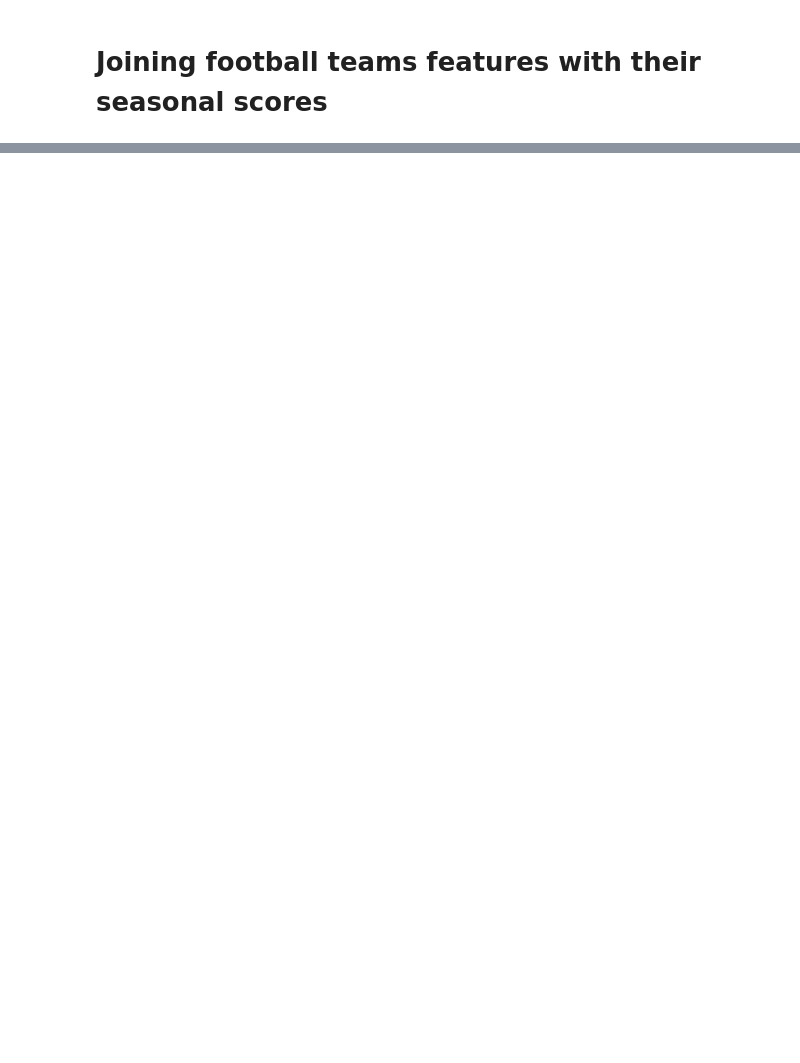
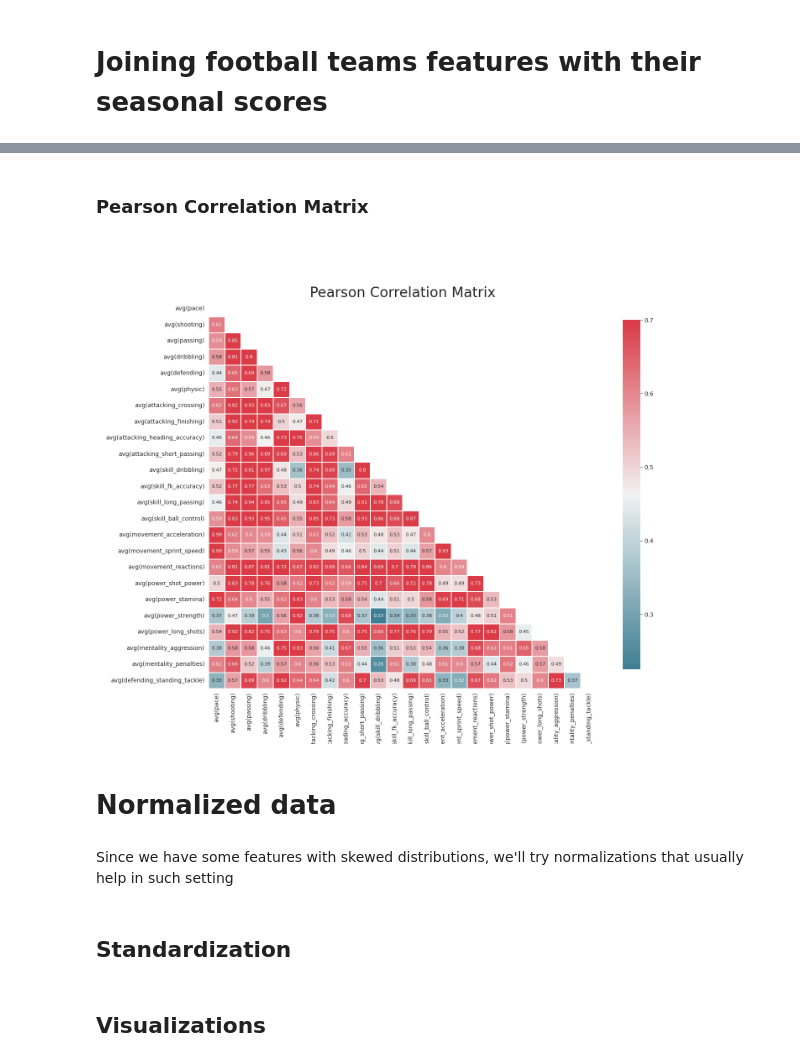
Before and after one commit to Big-Data-FC/project, a Jupyter notebook: main.ipynb, the cells around one changed output, grey strips where cells are left out. Saved outputs shown, nothing was run; the diff lists cells and outputs as text; code cells hidden in the pictures; blank space fills up the shorter version.

```diff
--- a/main.ipynb
+++ b/main.ipynb
@@ -209,6 +210,9 @@ roles_to_macro_role_UDF = udf(
 # %%
 pre_processed_modern_df = modern_df.dropDuplicates(["player_url"])
 pre_processed_legacy_df = legacy_df.dropDuplicates(["player_url"])
+
+pre_processed_modern_df = pre_processed_modern_df.filter(col("player_positions") != "GK")
+pre_processed_legacy_df = pre_processed_legacy_df.filter(col("player_positions") != "GK")
 
 pre_processed_modern_df = pre_processed_modern_df.na.fill(0)
 pre_processed_legacy_df = pre_processed_legacy_df.na.fill(0)
@@ -438,0 +470,27 @@ if football_teams_df.select("club_name").distinct().subtract(
+# %%
+def plot_correlation_matrix(
+    data, features, title = "Pearson Correlation Matrix", figsize = (16,12)
+):
+
+    mask = np.zeros_like(data[features].corr(), dtype=bool)
+    mask[np.triu_indices_from(mask)] = True
+
+    with sns.axes_style("white"):  # Temporarily set the background to white
+        fig, ax = plt.subplots(figsize=figsize)
+        plt.title(title, fontsize=24)
+
+        cmap = sns.diverging_palette(220, 10, as_cmap=True)
+
+        _ = sns.heatmap(
+            data[features].corr(),
+            linewidths=0.25,
+            vmax=0.7,
+            square=True,
+            ax=ax,
+            cmap=cmap,
+            linecolor="w",
+            annot=True,
+            annot_kws={"size": 8},
+            mask=mask,
+            cbar_kws={"shrink": 0.9},
+        )
@@ -438,0 +522,12 @@ if football_teams_df.select("club_name").distinct().subtract(
+# %% [markdown]
+### Pearson Correlation Matrix
+# %%
+plot_correlation_matrix(pdf, PLAYER_FEATURES_AVG)
+# %% [output]
+[figure, added]
+# %% [markdown]
+# Normalized data
+# %% [markdown]
+Since we have some features with skewed distributions, we'll try normalizations that usually help in such setting
+# %% [markdown]
+## Standardization
@@ -438,0 +551,2 @@ if football_teams_df.select("club_name").distinct().subtract(
+# %% [markdown]
+## Visualizations
```
Also changed, not shown: parts of 47 cells of this notebook.
